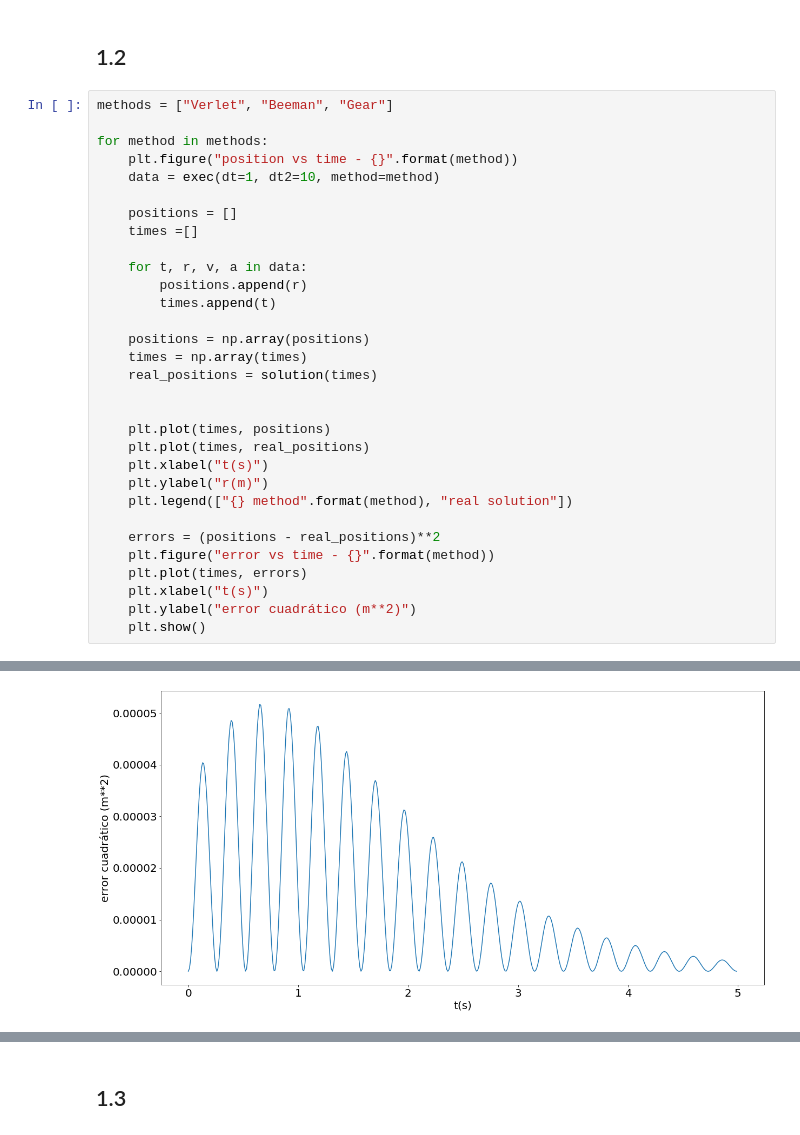
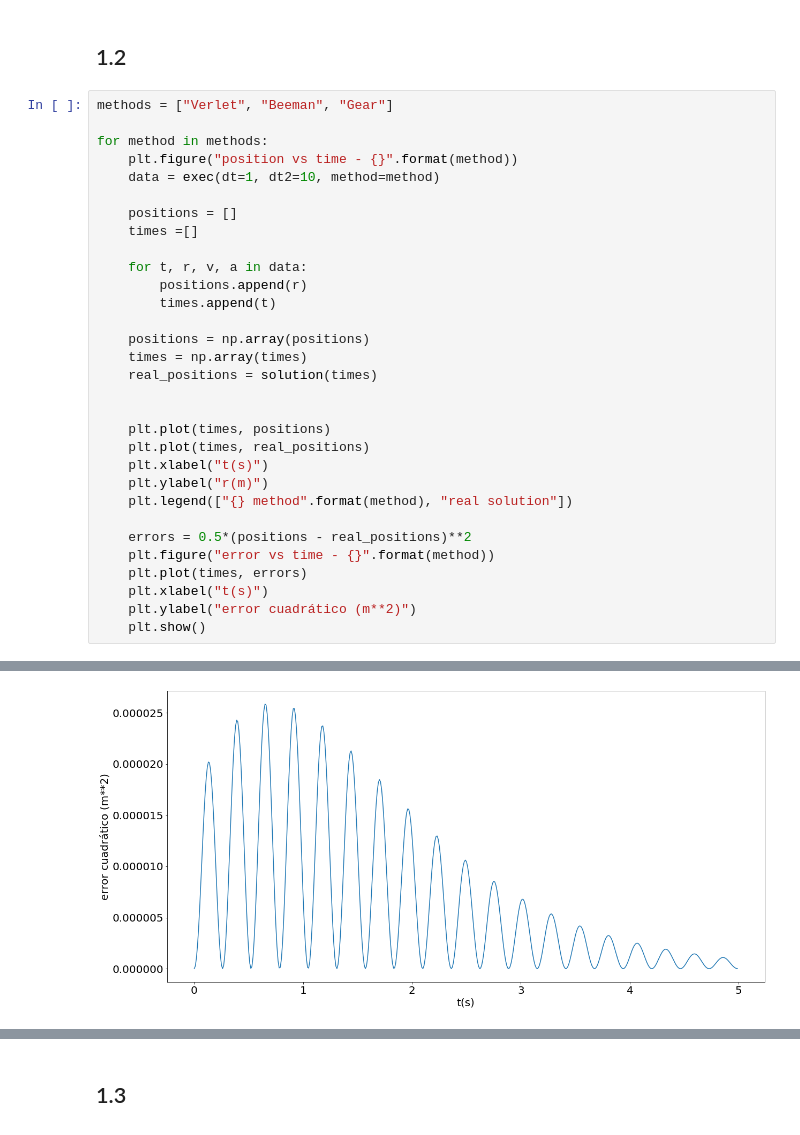
Before and after one commit to atormakh/SimulacionDeSistemas, a Jupyter notebook: SimulacionTemporal/oscilador.ipynb, the cells around one changed output, grey strips where cells are left out. Drawn from its saved outputs; the diff is of its cells as text.

```diff
--- a/SimulacionTemporal/oscilador.ipynb
+++ b/SimulacionTemporal/oscilador.ipynb
@@ -34,33 +34,33 @@ methods = ["Verlet", "Beeman", "Gear"]
 
 for method in methods:
     plt.figure("position vs time - {}".format(method))
     data = exec(dt=1, dt2=10, method=method)
 
     positions = []
     times =[]
 
     for t, r, v, a in data:
         positions.append(r)
         times.append(t)
 
     positions = np.array(positions)
     times = np.array(times)
     real_positions = solution(times)
 
 
     plt.plot(times, positions)
     plt.plot(times, real_positions)
     plt.xlabel("t(s)")
     plt.ylabel("r(m)")
     plt.legend(["{} method".format(method), "real solution"])
 
-    errors = (positions - real_positions)**2
+    errors = 0.5*(positions - real_positions)**2
     plt.figure("error vs time - {}".format(method))
     plt.plot(times, errors)
     plt.xlabel("t(s)")
     plt.ylabel("error cuadrático (m**2)")
     plt.show()
 # %% [output]
 [figure]
-[figure, old version]
+[figure, new version]
 [figure]
```
Also changed, not shown: parts of 2 cells of this notebook, 4 other files.
